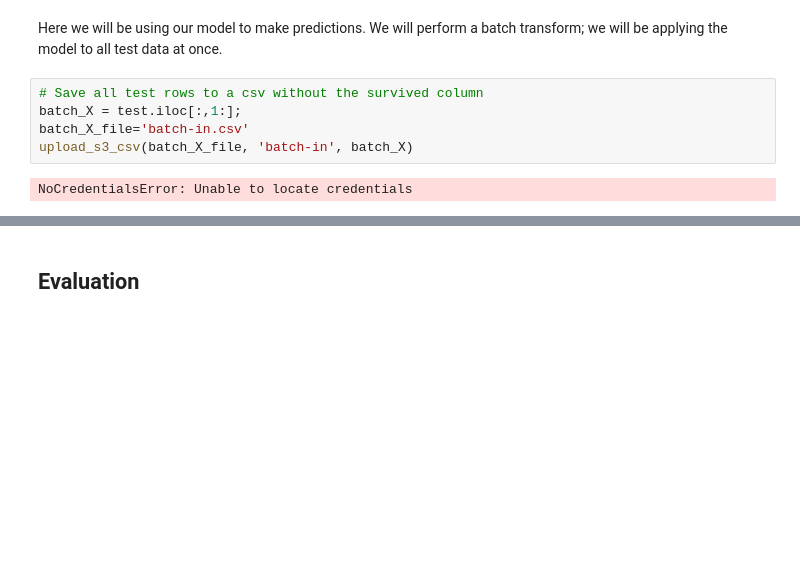
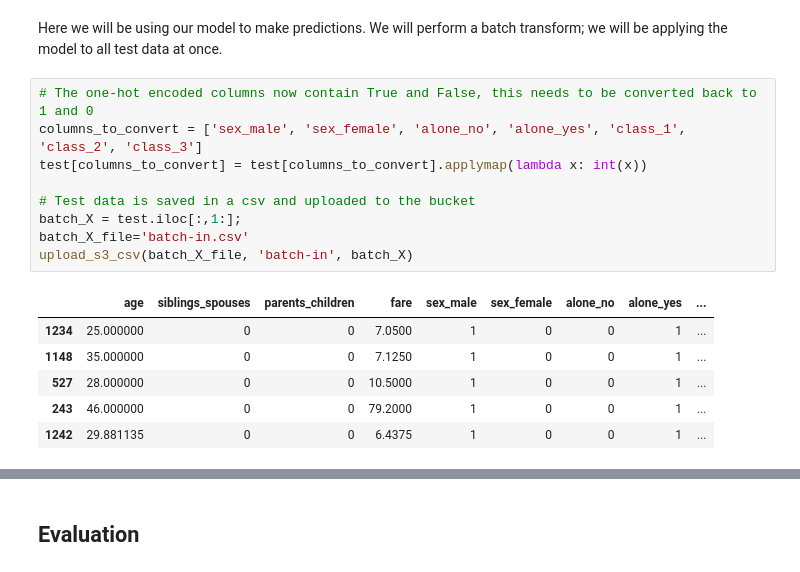
Before and after one commit to HannahCimene/TrioData_Masters, a Jupyter notebook: Files/titanic_dataset/titanic_emalisa_models.ipynb, the cells around one changed output, grey strips where cells are left out. Saved outputs shown, nothing was run; the diff lists cells and outputs as text; blank space fills up the shorter version.

```diff
--- a/Files/titanic_dataset/titanic_emalisa_models.ipynb
+++ b/Files/titanic_dataset/titanic_emalisa_models.ipynb
@@ -153,13 +156,22 @@ xgb_model.fit(inputs=data_channels, logs=False)
 ## Predict
 # %% [markdown]
 Here we will be using our model to make predictions. We will perform a batch transform; we will be applying the model to all test data at once.
-# %%
-# Save all test rows to a csv without the survived column
-batch_X = test.iloc[:,1:];
-batch_X_file='batch-in.csv'
-upload_s3_csv(batch_X_file, 'batch-in', batch_X)
-# %% [output]
-NoCredentialsError: Unable to locate credentials
+# %%
+# The one-hot encoded columns now contain True and False, this needs to be converted back to 1 and 0
+columns_to_convert = ['sex_male', 'sex_female', 'alone_no', 'alone_yes', 'class_1', 'class_2', 'class_3']
+test[columns_to_convert] = test[columns_to_convert].applymap(lambda x: int(x))
+
+# Test data is saved in a csv and uploaded to the bucket
+batch_X = test.iloc[:,1:];
+batch_X_file='batch-in.csv'
+upload_s3_csv(batch_X_file, 'batch-in', batch_X)
+# %% [output]
+|  | age | siblings_spouses | parents_children | fare | sex_male | sex_female | alone_no | alone_yes | ... |
+| 1234 | 25.000000 | 0 | 0 | 7.0500 | 1 | 0 | 0 | 1 | ... |
+| 1148 | 35.000000 | 0 | 0 | 7.1250 | 1 | 0 | 0 | 1 | ... |
+| 527 | 28.000000 | 0 | 0 | 10.5000 | 1 | 0 | 0 | 1 | ... |
+| 243 | 46.000000 | 0 | 0 | 79.2000 | 1 | 0 | 0 | 1 | ... |
+| 1242 | 29.881135 | 0 | 0 | 6.4375 | 1 | 0 | 0 | 1 | ... |
 # %%
 batch_output = "s3://{}/{}/batch-out/".format(bucket,prefix)
 batch_input = "s3://{}/{}/batch-in/{}".format(bucket,prefix,batch_X_file)
```
Also changed, not shown: parts of 35 cells of this notebook, 1 other file.
